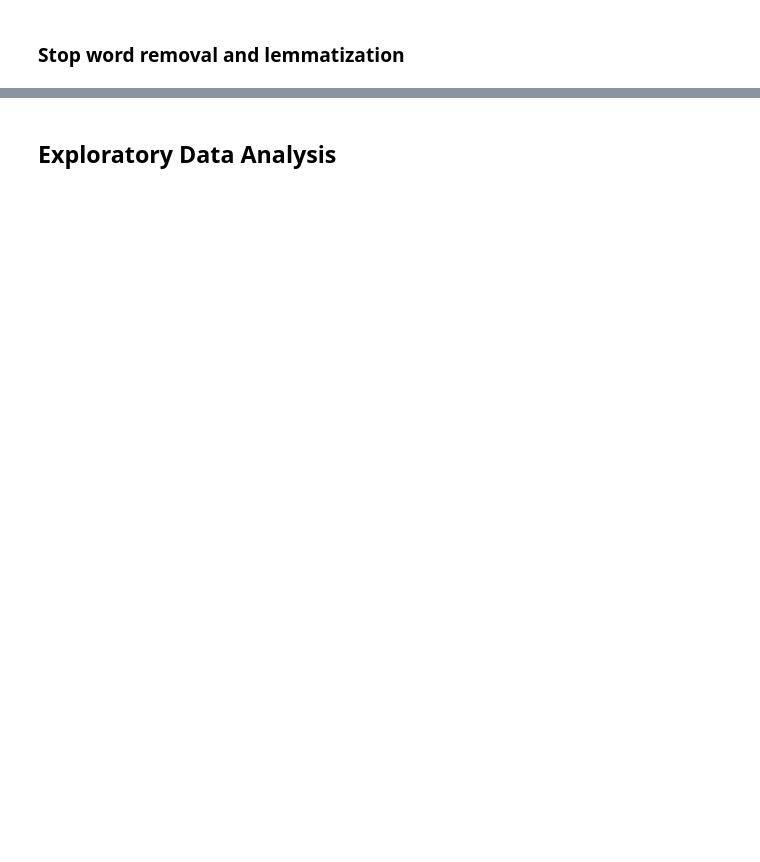
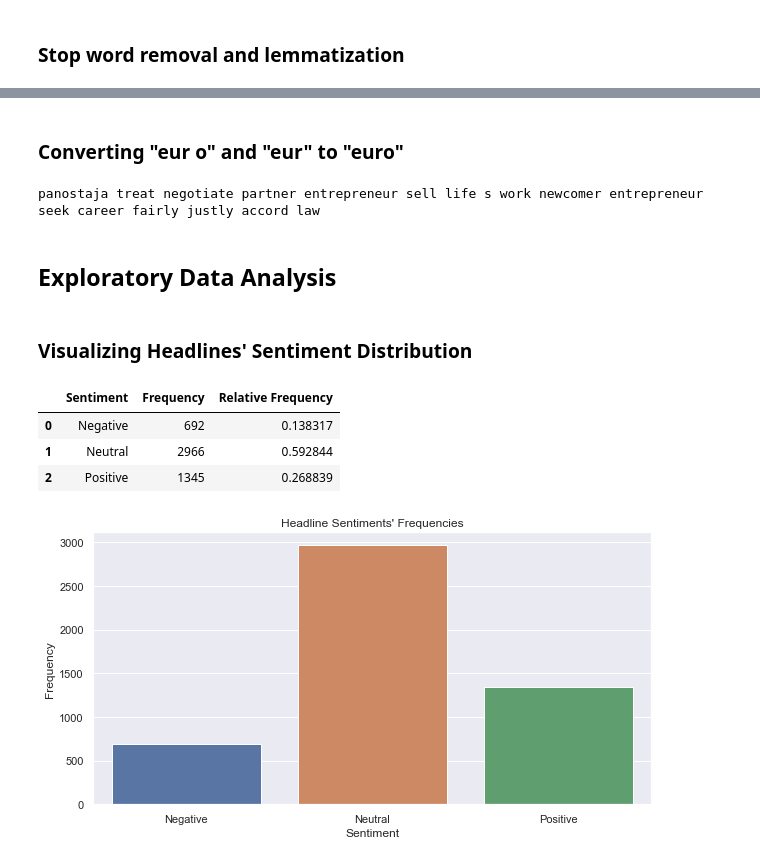
Before and after one commit to arnodunstatter/COSC4337-project, a Jupyter notebook: Financial_Sentiment_Analysis_Project.ipynb, the cells around one changed output, grey strips where cells are left out. Drawn from its saved outputs; the diff is of its cells as text; code cells hidden in the pictures; blank space fills up the shorter version.

Commit message:
finished word cloud and...  converted "eur" and "eur o" to "euro"

```diff
--- a/Financial_Sentiment_Analysis_Project.ipynb
+++ b/Financial_Sentiment_Analysis_Project.ipynb
@@ -405,12 +427,19 @@ finnish component supplier componenta corporation omx helsinki: cth1v said on mo
 # %% [markdown]
 ### Stop word removal and lemmatization
 # %%
-# lifted from: https://www.analyticsvidhya.com/blog/2020/04/beginners-guide-exploratory-data-analysis-text-data/#h2_6
+# Daniel
 import spacy
 import en_core_web_sm
 
+# Source: https://www.analyticsvidhya.com/blog/2020/04/beginners-guide-exploratory-data-analysis-text-data/
 # Loading model
 nlp = spacy.load('en_core_web_sm', disable=['parser', 'ner'])
+# Lemmatization (+ stopwords removal)
+data['headline'] = data['headline'].apply(lambda x: ' '.join([token.lemma_ for token in list(nlp(x)) if (token.is_stop==False)]))
 
-# Lemmatization (+ stopwords removal)
-data['headline']=data['headline'].apply(lambda x: ' '.join([token.lemma_ for token in list(nlp(x)) if (token.is_stop==False)]))
+# Re clean Data
+re_cleaned_h = []
+for h in data['headline']:
+    re_cleaned_h.append(clean_h(h).strip())
+
+data = data.assign(headline = re_cleaned_h) # the clean column contains only headlines which were clean as-was
@@ -438,2 +456,37 @@ hong kong risk global finance status c
+# %% [markdown]
+### Converting "eur o" and "eur" to "euro"
+# %%
+# data["headline"]=data["headline"].apply(lambda x: x.replace("eur o","euro")) #replacing "eur o" with "euro"
+
+# data["headline"]=data["headline"].apply(lambda x: x.replace("eur ","euro ")) #replacing "eur o" with "euro"
+
+for h in data["headline"]: # check to make sure there are no instances of either
+    if h.find("eur ") != -1 or h.find("eur o") != -1:
+        print(h)# = data.loc[row,"headline"].replace("eur o","euro")
+# %% [output]
+panostaja treat negotiate partner entrepreneur sell life s work newcomer entrepreneur seek career fairly justly accord law
 # %% [markdown]
 ## Exploratory Data Analysis
+# %% [markdown]
+### Visualizing Headlines' Sentiment Distribution
+# %%
+# Arno
+# first we count the occurences of each class and put them in their own dataframe
+sentimentNames = ["Negative","Neutral","Positive"]
+frequencies = [len(data.query("sentiment==-1")),len(data.query("sentiment==0")),len(data.query("sentiment==1"))]
+relativeFrequencies = [len(data.query("sentiment==-1"))/len(data),len(data.query("sentiment==0"))/len(data),len(data.query("sentiment==1"))/len(data)]
+sentimentDistribution = pd.DataFrame(data={"Sentiment":sentimentNames,"Frequency":frequencies,"Relative Frequency":relativeFrequencies})
+sentimentDistribution
+# %% [output]
+|  | Sentiment | Frequency | Relative Frequency |
+| 0 | Negative | 692 | 0.138317 |
+| 1 | Neutral | 2966 | 0.592844 |
+| 2 | Positive | 1345 | 0.268839 |
+# %%
+# Arno
+import seaborn as sb
+import matplotlib.pyplot as plt
+sb.set(rc={'figure.figsize':(10,5)})
+sentimentFrequencyBarplot = sb.barplot(data=sentimentDistribution,x="Sentiment",y="Frequency").set(title="Headline Sentiments' Frequencies")
+# %% [output]
+[figure, added]
```
Also changed, not shown: parts of 50 cells of this notebook.
